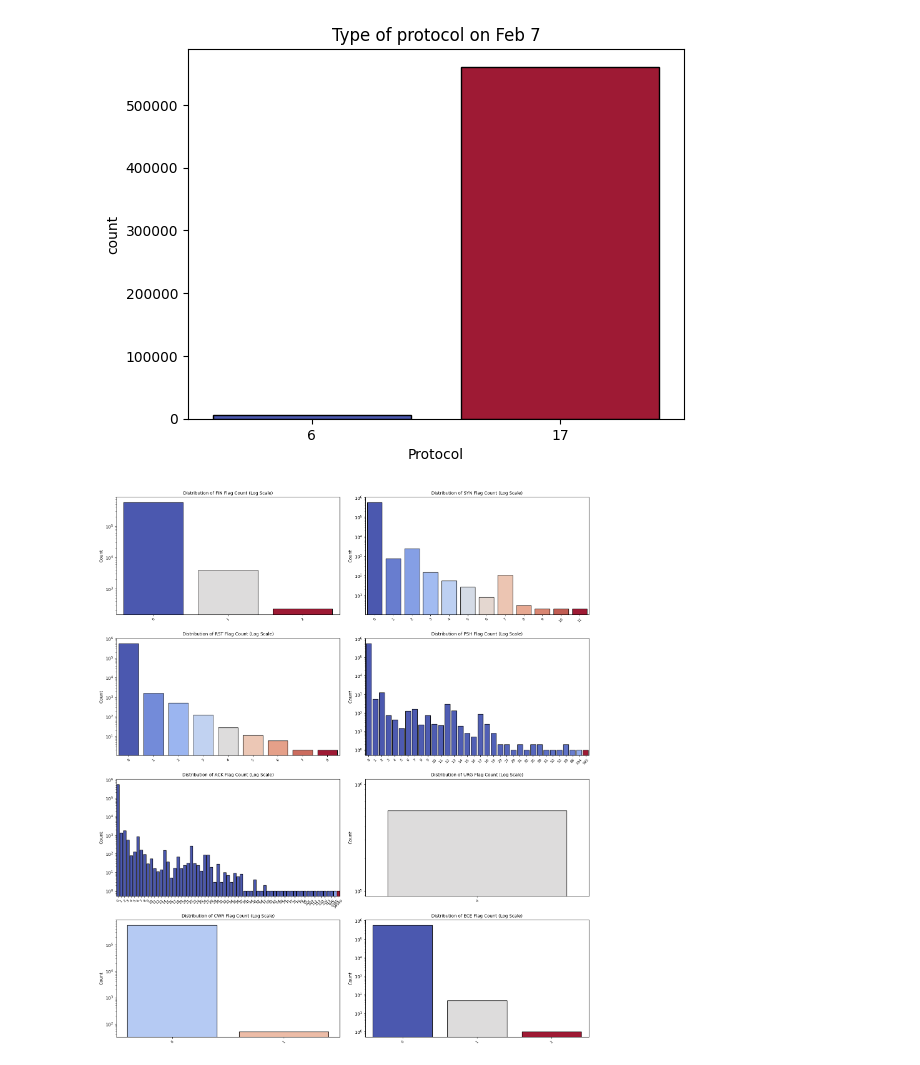
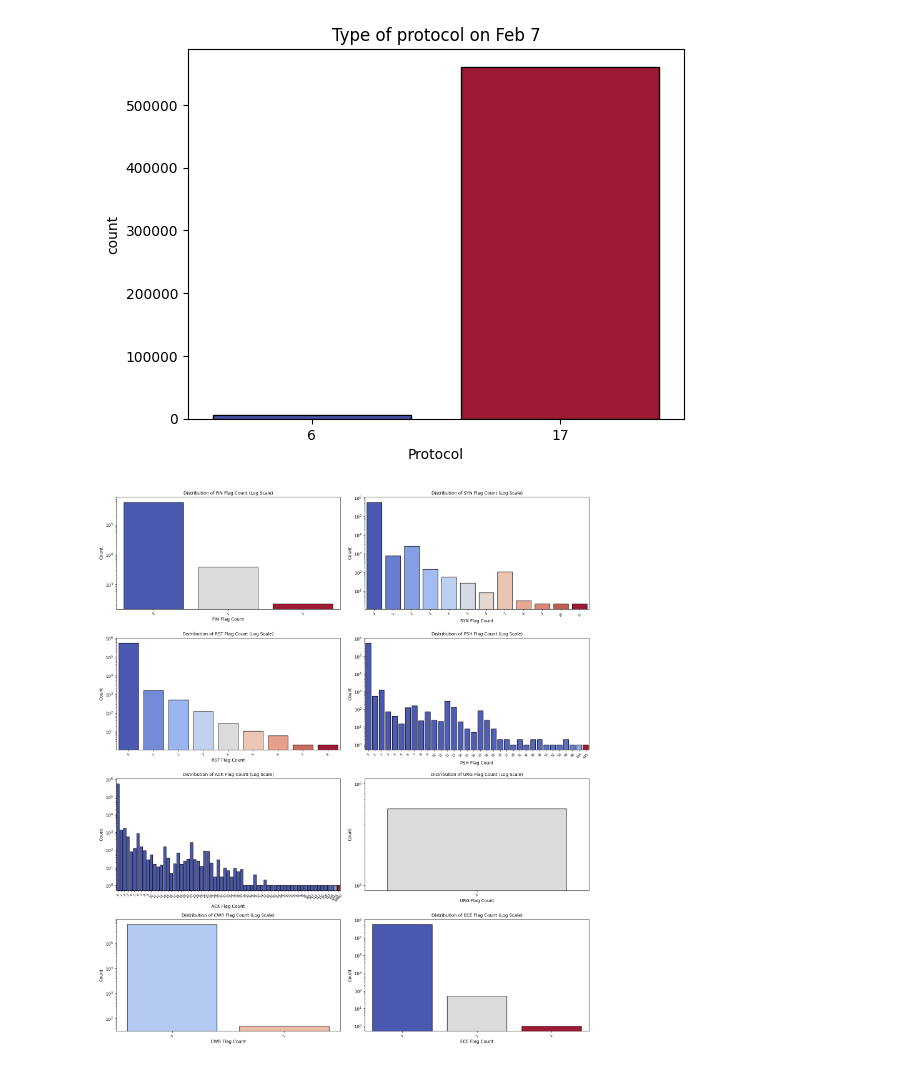
Before and after one commit to Totally-Kyle/The-CyberChase, a Jupyter notebook: EDA.ipynb, the cells around one changed output. Saved outputs shown, nothing was run; the diff lists cells and outputs as text; code cells hidden in the pictures.

```diff
--- a/EDA.ipynb
+++ b/EDA.ipynb
@@ -119,27 +123,27 @@ Text(0.5, 1.0, 'Type of protocol on Feb 7')
 # %%
 
 # List of TCP flag count columns
 flag_columns = [
     'FIN Flag Count', 'SYN Flag Count', 'RST Flag Count', 'PSH Flag Count',
     'ACK Flag Count', 'URG Flag Count', 'CWR Flag Count', 'ECE Flag Count'
 ]
 
 # Set up subplot grid: 4 rows x 2 columns
 fig, axes = plt.subplots(nrows=4, ncols=2, figsize=(16, 18))
 axes = axes.flatten()  # Flatten to index like a list
 
 # Loop through columns and create a countplot for each
 for i, flag in enumerate(flag_columns):
     sns.countplot(data=Feb7, x=flag, hue=flag, ax=axes[i],
                   edgecolor='black', palette='coolwarm', legend=False)
 
     axes[i].set_yscale('log')
     axes[i].set_title(f'Distribution of {flag} (Log Scale)', fontsize=10)
-    axes[i].tick_params(axis='x', rotation=45, labelsize=8)
-    axes[i].set_xlabel('')
+    axes[i].tick_params(axis='x', rotation=45, labelsize=7)
+    axes[i].set_xlabel(flag)
     axes[i].set_ylabel('Count')
 
 plt.tight_layout()
 plt.show()
 # %% [output]
-[figure, old version]
+[figure, new version]
```
Also changed, not shown: parts of 5 cells of this notebook.
